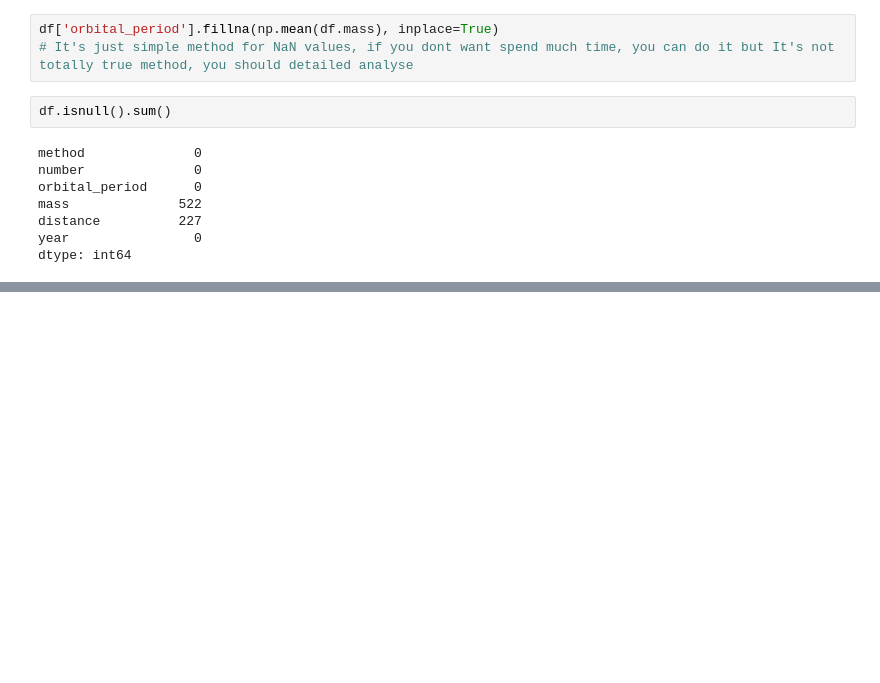
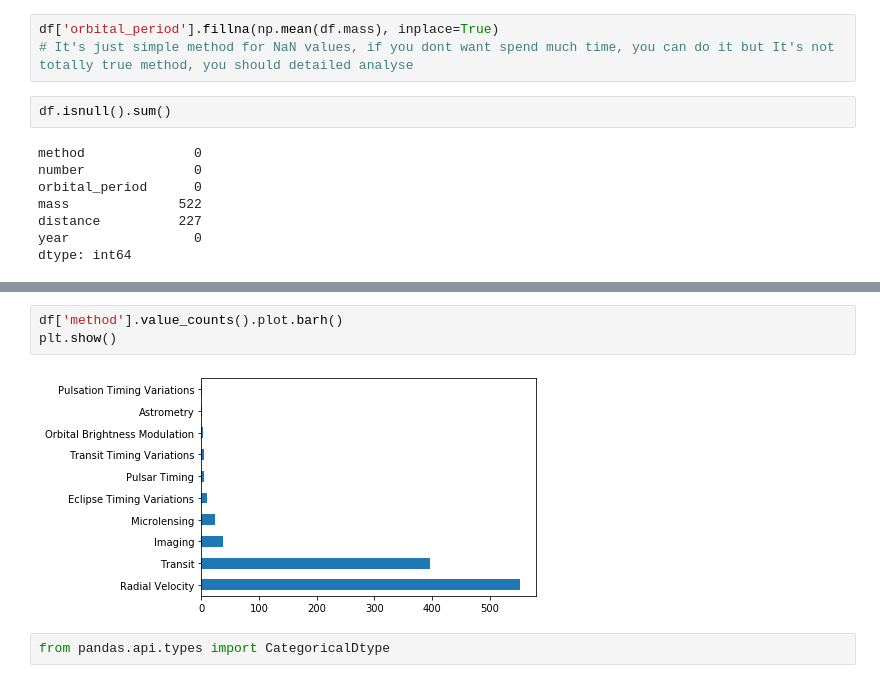
Before and after one commit to bevirgen/Data-Science---Artificial-Intelligence, a Jupyter notebook: 1. Python/2. Dr. M. Vahit Keskin/4. Eda and Visualize Basics/eda.ipynb, the cells around one changed output, grey strips where cells are left out. Saved outputs shown, nothing was run; the diff lists cells and outputs as text; blank space fills up the shorter version.

```diff
--- a/1. Python/2. Dr. M. Vahit Keskin/4. Eda and Visualize Basics/eda.ipynb
+++ b/1. Python/2. Dr. M. Vahit Keskin/4. Eda and Visualize Basics/eda.ipynb
@@ -100,0 +140,7 @@ dtype: int64
+# %%
+df['method'].value_counts().plot.barh()
+plt.show()
+# %% [output]
+[figure, added]
+# %%
+from pandas.api.types import CategoricalDtype
```
Also changed, not shown: parts of 11 cells of this notebook.
